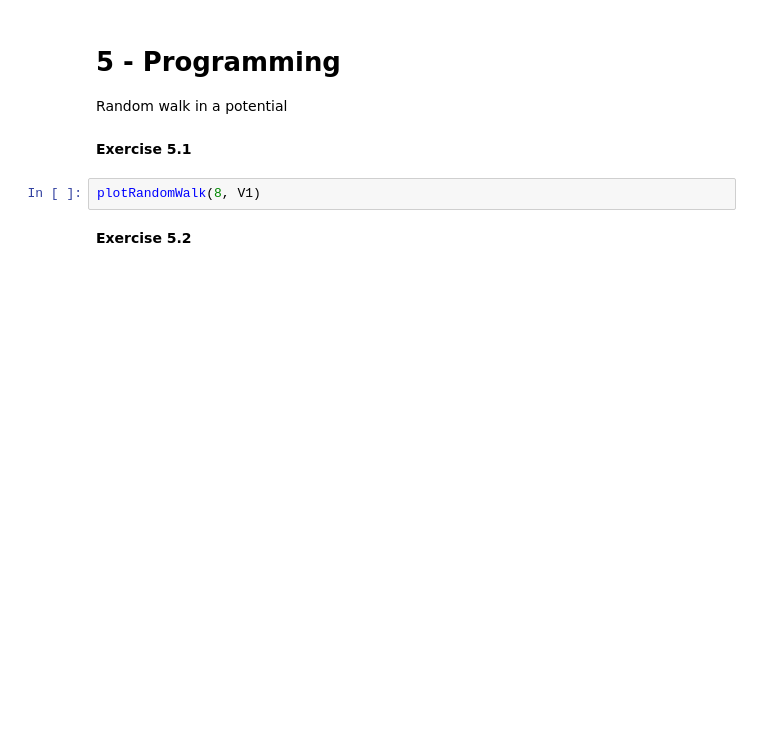
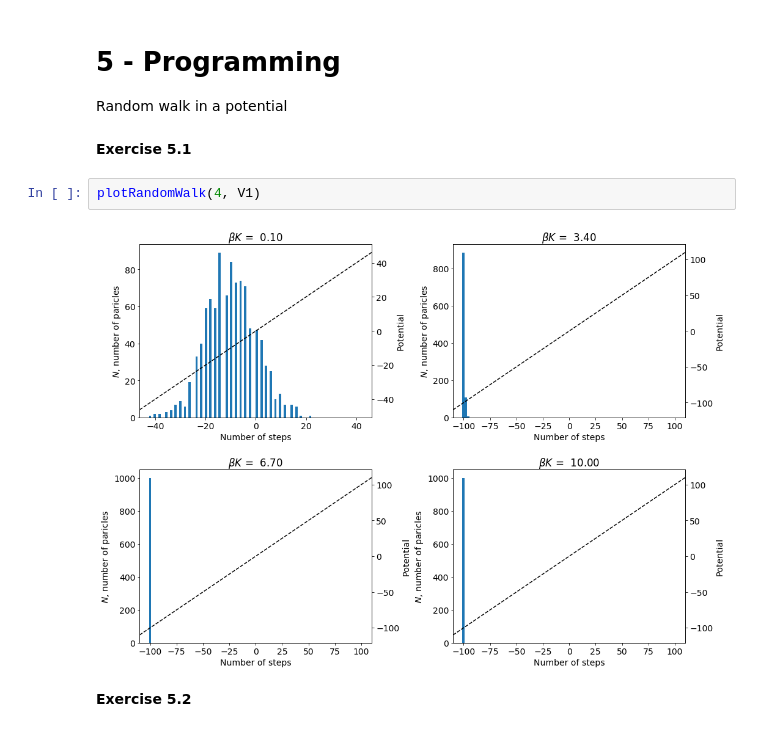
Before and after one commit to martkjoh/VitBer3, a Jupyter notebook: VitBer3.ipynb, the cells around one changed output. Saved outputs shown, nothing was run; the diff lists cells and outputs as text; blank space fills up the shorter version.

```diff
--- a/VitBer3.ipynb
+++ b/VitBer3.ipynb
@@ -292,7 +294,9 @@ Random walk in a potential
 # %% [markdown]
 **Exercise 5.1**
 # %%
-plotRandomWalk(8, V1)
+plotRandomWalk(4, V1)
+# %% [output]
+[figure, added]
 # %% [markdown]
 **Exercise 5.2**
 # %%
```
Also changed, not shown: parts of 6 cells of this notebook.
